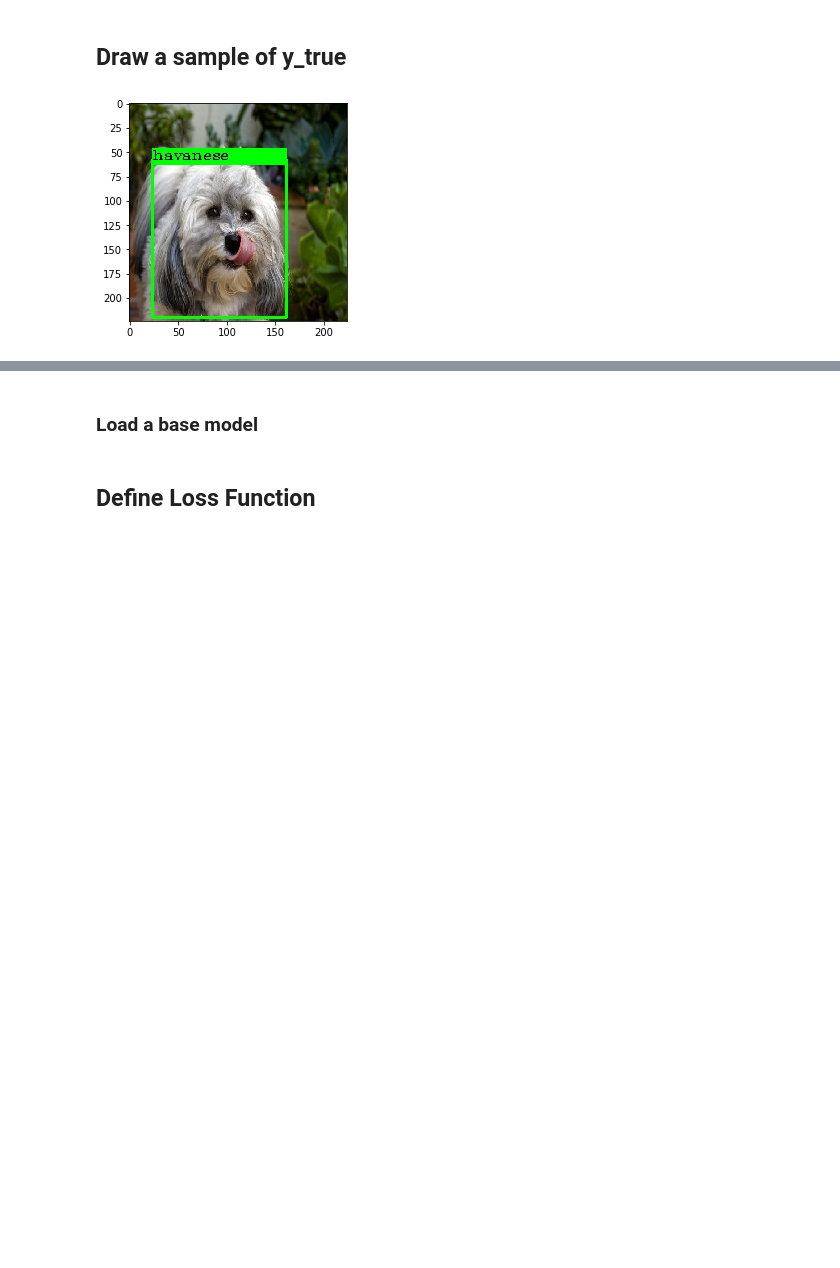
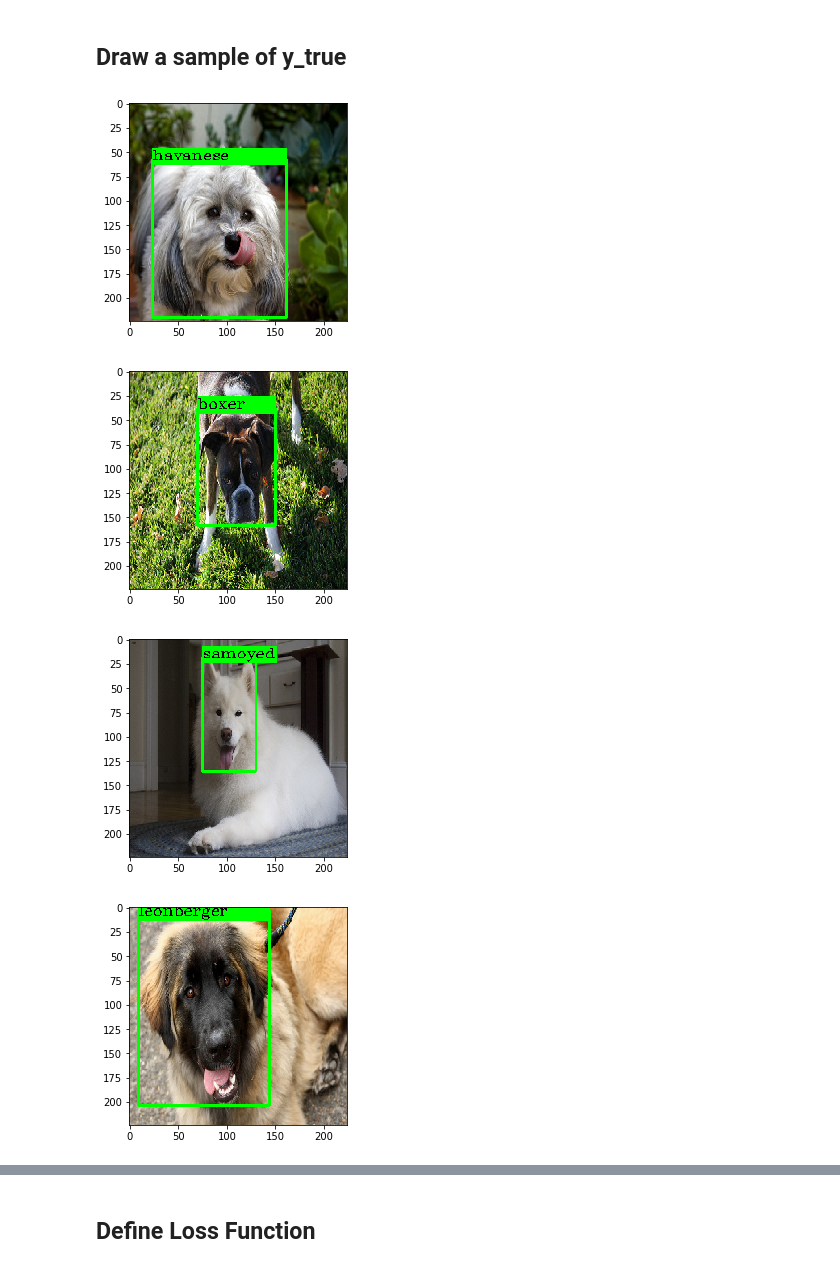
Before and after one commit to FelixCaae/RFBNet-Keras, a Jupyter notebook: rfb_ssd_detection.ipynb, the cells around one changed output, grey strips where cells are left out. Cells and saved outputs as stored; diff of their text form; code cells hidden in the pictures; blank space fills up the shorter version.

```diff
--- a/rfb_ssd_detection.ipynb
+++ b/rfb_ssd_detection.ipynb
@@ -25,7 +25,7 @@ input_H = 224
 input_W = 224
 input_C = 3
 input_shape = (input_H, input_W, input_C)
-data_root = "/home/nvidia/dataset/pets/"
+data_root = "/home/cai/dataset/pets/"
 extras =  ['S', 512 ]
 feature_map = [7,7,4,4,2,1]
 aspect_ratios = [[2,3],[2,3],[2,3],[2,3],[2],[2]]
@@ -92,13 +86,17 @@ y_test = y_test_no_process.copy()
 # %%
 import drawing
 reload(drawing)
 from drawing import *
-x = x_train[0].copy()
-y = y_train_no_process[0].copy()
-#print(y_train_no_process[:,1])
-frame= (x * 255).astype('int32')
-draw_detection(frame,y,class_names,box_color=(0,255,0),font_scale =0.5,draw_label=True)
-plt.imshow(frame)
-plt.show()
+for i in range(0,10):
+    x = x_train[i].copy()
+    y = y_train_no_process[i].copy()
+    #print(y_train_no_process[:,1])
+    frame= (x * 255).astype('int32')
+    draw_detection(frame,y,class_names,box_color=(0,255,0),font_scale =0.5,draw_label=True)
+    plt.imshow(frame)
+    plt.show()
 # %% [output]
 [figure]
+[figure, added]
+[figure, added]
+[figure, added]
@@ -105,2 +108,0 @@ plt.show()
-# %% [markdown]
-### Load a base model
```
Also changed, not shown: parts of 15 cells of this notebook, 7 other files.
